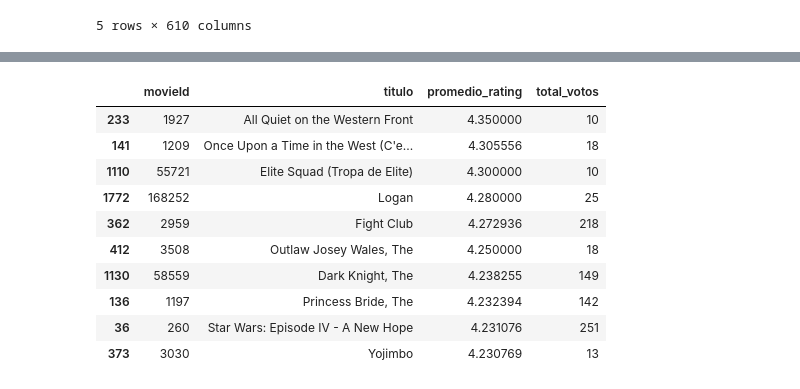
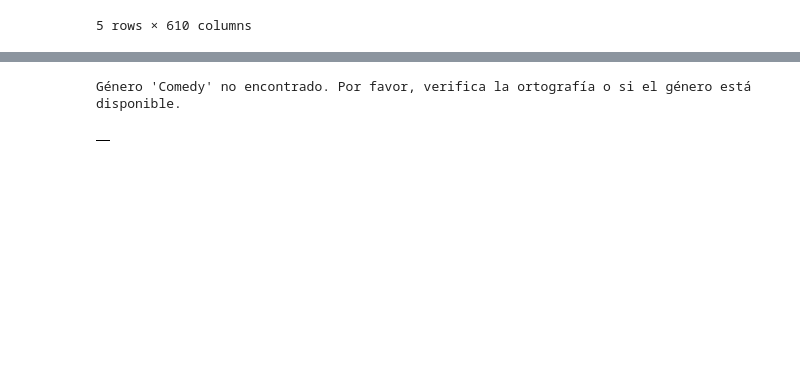
Before and after one commit to JuanCH94/Marketing, a Jupyter notebook: c_modelos.ipynb, the cells around one changed output, grey strips where cells are left out. Saved outputs shown, nothing was run; the diff lists cells and outputs as text; code cells hidden in the pictures; blank space fills up the shorter version.

```diff
--- a/c_modelos.ipynb
+++ b/c_modelos.ipynb
@@ -36,0 +556,22 @@ cur.fetchall()
+# %%
+import pandas as pd
+
+# Suponiendo que `conn` es tu conexión a SQLite
+query = """
+SELECT m.movieId, m.titulo,
+       COUNT(*) AS num_ratings,
+       AVG(r.rating) AS avg_rating
+FROM ratings r
+JOIN movies m ON r.movieId = m.movieId
+GROUP BY m.movieId, m.titulo;
+"""
+df = pd.read_sql(query, conexion)
+
+# Agrega la desviación estándar en Python
+ratings = pd.read_sql("SELECT * FROM ratings", conexion)
+df_std = ratings.groupby("movieId")["rating"].std().reset_index()
+df_std.columns = ["movieId", "std_rating"]
+
+# Unir con el DataFrame anterior
+final_df = pd.merge(df, df_std, on="movieId")
+final_df.head()
@@ -276,14 +897,5 @@ def recomendar_por_genero(df, genero, top_n=10, min_votos=10):
 # %%
-recomendar_por_genero(df, 'Action', top_n=10)
+recomendar_por_genero(df, 'Comedy', top_n=10)
 # %% [output]
+Género 'Comedy' no encontrado. Por favor, verifica la ortografía o si el género está disponible.
-|  | movieId | titulo | promedio_rating | total_votos |
-| 233 | 1927 | All Quiet on the Western Front | 4.350000 | 10 |
-| 141 | 1209 | Once Upon a Time in the West (C'e... | 4.305556 | 18 |
-| 1110 | 55721 | Elite Squad (Tropa de Elite) | 4.300000 | 10 |
-| 1772 | 168252 | Logan | 4.280000 | 25 |
-| 362 | 2959 | Fight Club | 4.272936 | 218 |
-| 412 | 3508 | Outlaw Josey Wales, The | 4.250000 | 18 |
-| 1130 | 58559 | Dark Knight, The | 4.238255 | 149 |
-| 136 | 1197 | Princess Bride, The | 4.232394 | 142 |
-| 36 | 260 | Star Wars: Episode IV - A New Hope | 4.231076 | 251 |
-| 373 | 3030 | Yojimbo | 4.230769 | 13 |
+|  |
```
Also changed, not shown: parts of 42 cells of this notebook, 3 other files.
